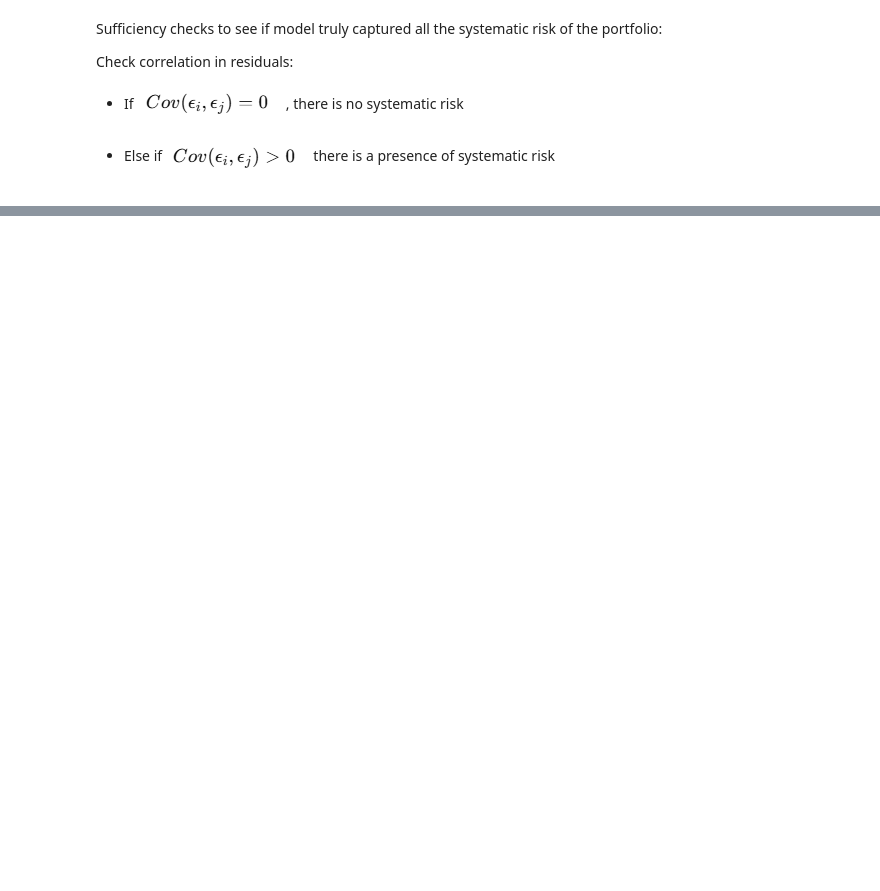
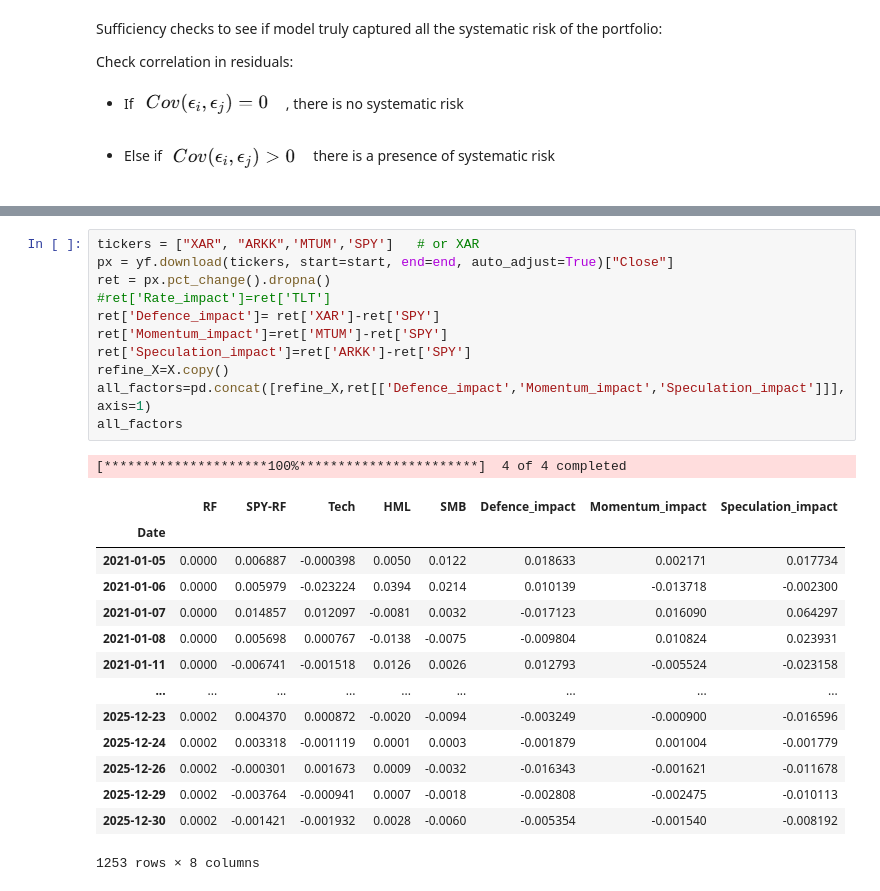
Before and after one commit to LeKaiChong/Quant-Risk-Project, a Jupyter notebook: monte carlo simulation.ipynb, the cells around one changed output, grey strips where cells are left out. Cells and saved outputs as stored; diff of their text form; blank space fills up the shorter version.

```diff
--- a/monte carlo simulation.ipynb
+++ b/monte carlo simulation.ipynb
@@ -315,0 +376,27 @@ Check correlation in residuals:
+# %%
+tickers = ["XAR", "ARKK",'MTUM','SPY']   # or XAR
+px = yf.download(tickers, start=start, end=end, auto_adjust=True)["Close"]
+ret = px.pct_change().dropna()
+#ret['Rate_impact']=ret['TLT']
+ret['Defence_impact']= ret['XAR']-ret['SPY']
+ret['Momentum_impact']=ret['MTUM']-ret['SPY']
+ret['Speculation_impact']=ret['ARKK']-ret['SPY']
+refine_X=X.copy()
+all_factors=pd.concat([refine_X,ret[['Defence_impact','Momentum_impact','Speculation_impact']]],axis=1)
+all_factors
+# %% [output]
+[*********************100%***********************]  4 of 4 completed
+|  | RF | SPY-RF | Tech | HML | SMB | Defence_impact | Momentum_impact | Speculation_impact |
+| Date |  |  |  |  |  |  |  |  |
+| 2021-01-05 | 0.0000 | 0.006887 | -0.000398 | 0.0050 | 0.0122 | 0.018633 | 0.002171 | 0.017734 |
+| 2021-01-06 | 0.0000 | 0.005979 | -0.023224 | 0.0394 | 0.0214 | 0.010139 | -0.013718 | -0.002300 |
+| 2021-01-07 | 0.0000 | 0.014857 | 0.012097 | -0.0081 | 0.0032 | -0.017123 | 0.016090 | 0.064297 |
+| 2021-01-08 | 0.0000 | 0.005698 | 0.000767 | -0.0138 | -0.0075 | -0.009804 | 0.010824 | 0.023931 |
+| 2021-01-11 | 0.0000 | -0.006741 | -0.001518 | 0.0126 | 0.0026 | 0.012793 | -0.005524 | -0.023158 |
+| ... | ... | ... | ... | ... | ... | ... | ... | ... |
+| 2025-12-23 | 0.0002 | 0.004370 | 0.000872 | -0.0020 | -0.0094 | -0.003249 | -0.000900 | -0.016596 |
+| 2025-12-24 | 0.0002 | 0.003318 | -0.001119 | 0.0001 | 0.0003 | -0.001879 | 0.001004 | -0.001779 |
+| 2025-12-26 | 0.0002 | -0.000301 | 0.001673 | 0.0009 | -0.0032 | -0.016343 | -0.001621 | -0.011678 |
+| 2025-12-29 | 0.0002 | -0.003764 | -0.000941 | 0.0007 | -0.0018 | -0.002808 | -0.002475 | -0.010113 |
+| 2025-12-30 | 0.0002 | -0.001421 | -0.001932 | 0.0028 | -0.0060 | -0.005354 | -0.001540 | -0.008192 |
+1253 rows × 8 columns
```
Also changed, not shown: parts of 13 cells of this notebook, 1 other file.
